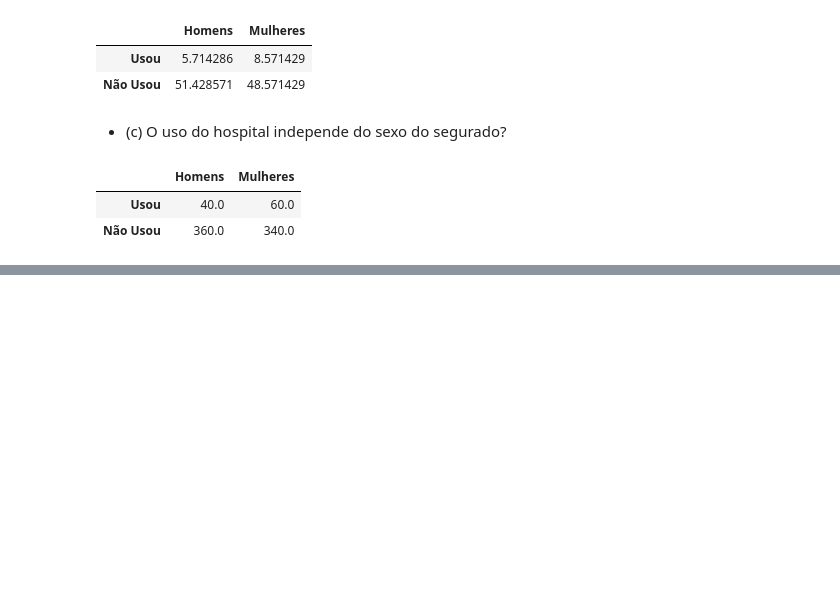
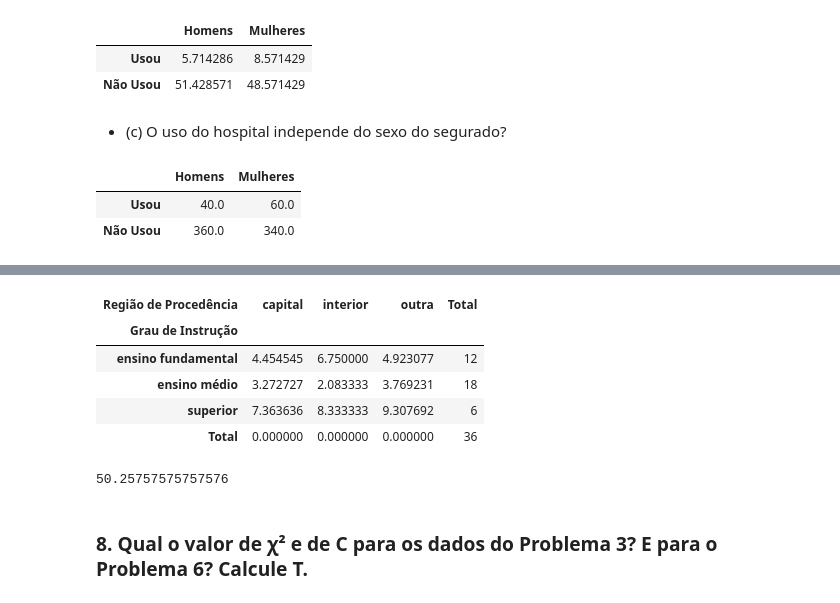
Before and after one commit to msbrasil/Estatistica, a Jupyter notebook: estatistica-basica/Capítulo 4.ipynb, the cells around one changed output, grey strips where cells are left out. Drawn from its saved outputs; the diff is of its cells as text; code cells hidden in the pictures; blank space fills up the shorter version.

```diff
--- a/estatistica-basica/Capítulo 4.ipynb
+++ b/estatistica-basica/Capítulo 4.ipynb
@@ -262,0 +303,16 @@ seguro / 250 * 100
+# %%
+dfc_educ_reg
+# %% [output]
+| Região de Procedência | capital | interior | outra | Total |
+| Grau de Instrução |  |  |  |  |
+| ensino fundamental | 4.454545 | 6.750000 | 4.923077 | 12 |
+| ensino médio | 3.272727 | 2.083333 | 3.769231 | 18 |
+| superior | 7.363636 | 8.333333 | 9.307692 | 6 |
+| Total | 0.000000 | 0.000000 | 0.000000 | 36 |
+# %%
+#X²
+sum(dfc_educ_reg['capital'].values + dfc_educ_reg['interior'].values + dfc_educ_reg['outra'].values)
+# %% [output]
+50.25757575757576
+# %% [markdown]
+### 8. Qual o valor de χ² e de C para os dados do Problema 3? E para o Problema 6? Calcule T.
```
Also changed, not shown: parts of 10 cells of this notebook.
